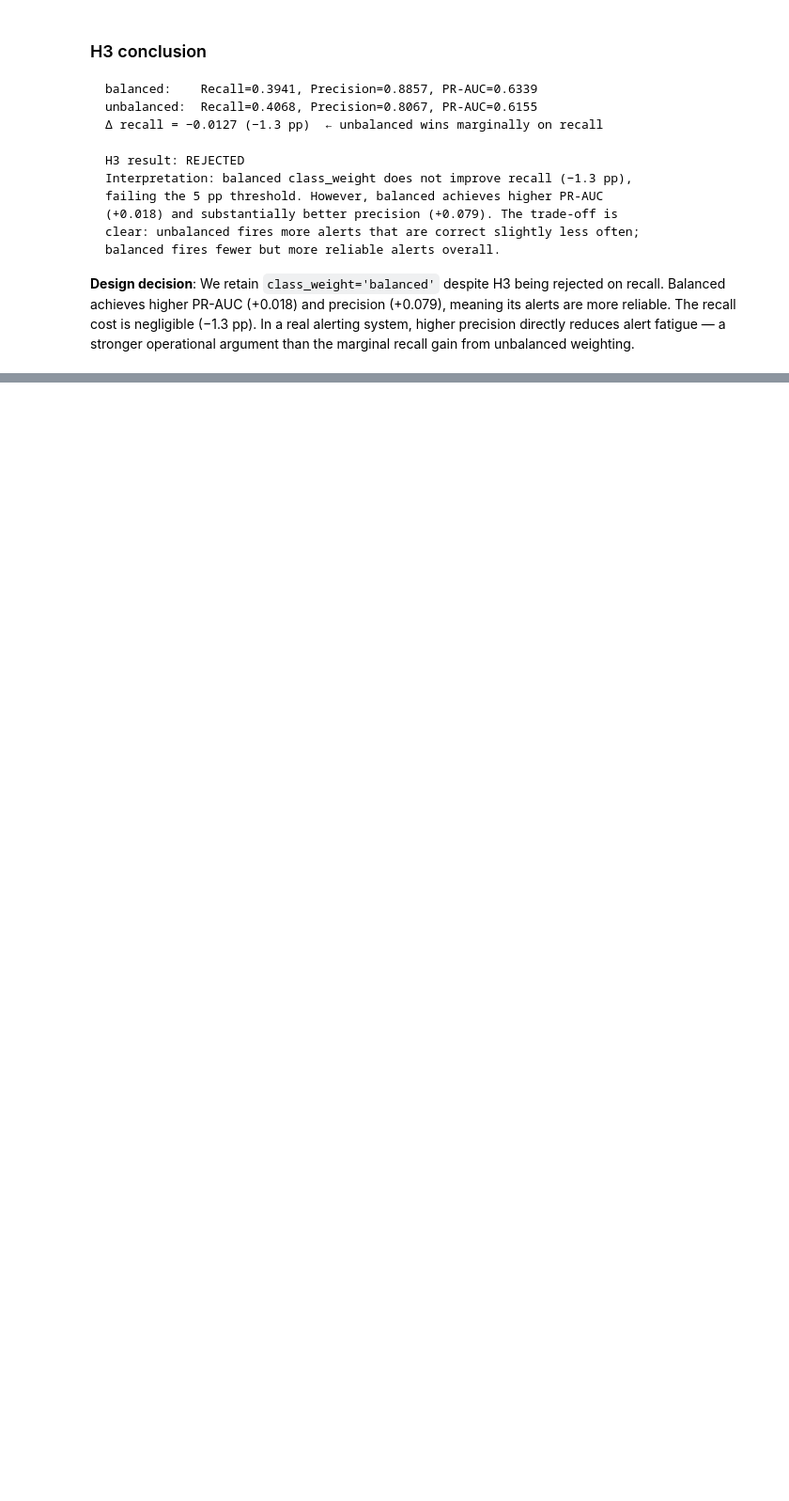
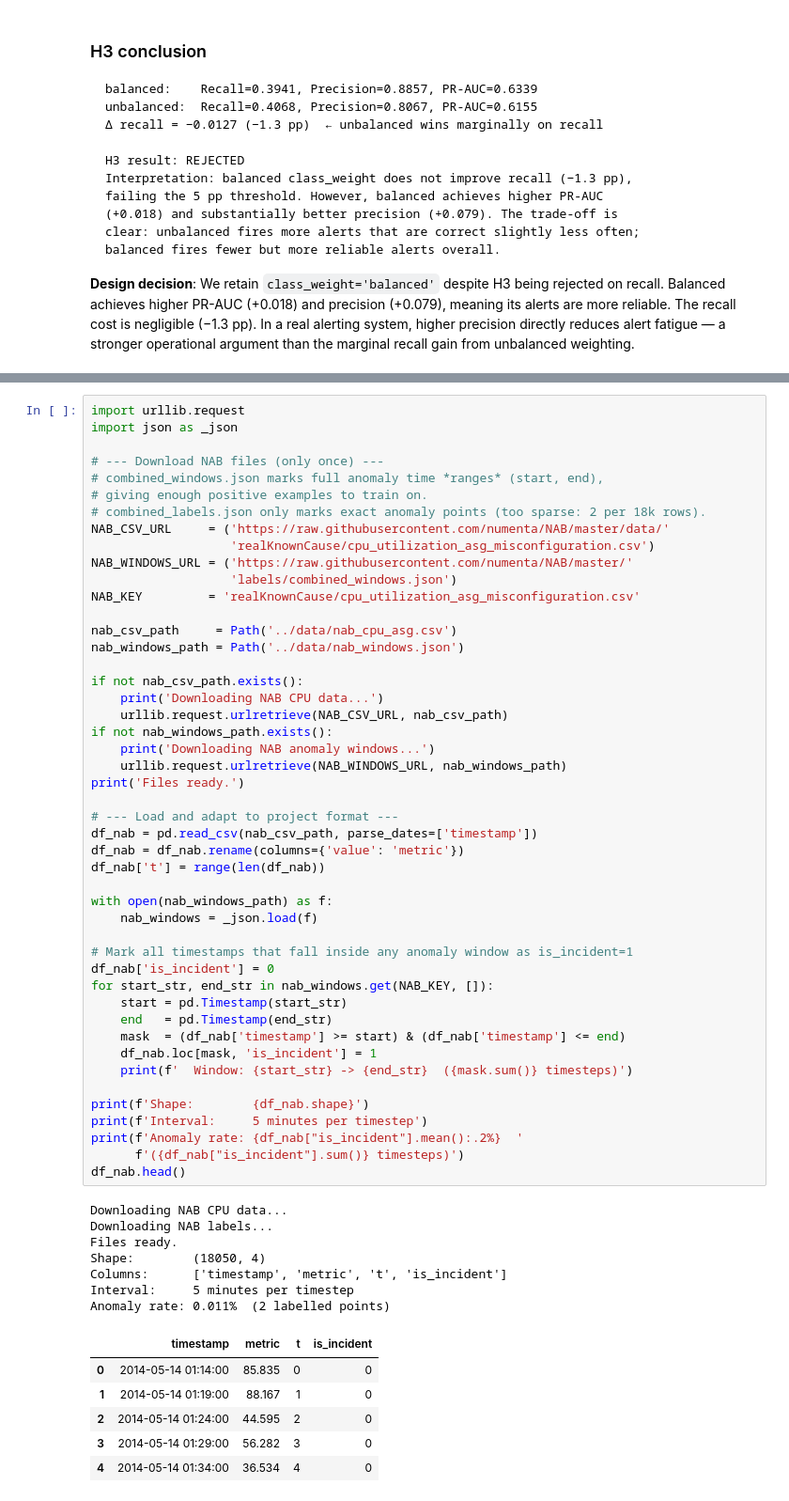
Before and after one commit to igarbayo/cloud-incident-predictor, a Jupyter notebook: notebooks/01_exploration_and_evaluation.ipynb, the cells around one changed output, grey strips where cells are left out. Shown at 94% size. Saved outputs shown, nothing was run; the diff lists cells and outputs as text; blank space fills up the shorter version.

```diff
--- a/notebooks/01_exploration_and_evaluation.ipynb
+++ b/notebooks/01_exploration_and_evaluation.ipynb
@@ -590,0 +937,61 @@ print(f'Importance value: {importances[most_important_pos]:.4f}')
+# %%
+import urllib.request
+import json as _json
+
+# --- Download NAB files (only once) ---
+# combined_windows.json marks full anomaly time *ranges* (start, end),
+# giving enough positive examples to train on.
+# combined_labels.json only marks exact anomaly points (too sparse: 2 per 18k rows).
+NAB_CSV_URL     = ('https://raw.githubusercontent.com/numenta/NAB/master/data/'
+                   'realKnownCause/cpu_utilization_asg_misconfiguration.csv')
+NAB_WINDOWS_URL = ('https://raw.githubusercontent.com/numenta/NAB/master/'
+                   'labels/combined_windows.json')
+NAB_KEY         = 'realKnownCause/cpu_utilization_asg_misconfiguration.csv'
+
+nab_csv_path     = Path('../data/nab_cpu_asg.csv')
+nab_windows_path = Path('../data/nab_windows.json')
+
+if not nab_csv_path.exists():
+    print('Downloading NAB CPU data...')
+    urllib.request.urlretrieve(NAB_CSV_URL, nab_csv_path)
+if not nab_windows_path.exists():
+    print('Downloading NAB anomaly windows...')
+    urllib.request.urlretrieve(NAB_WINDOWS_URL, nab_windows_path)
+print('Files ready.')
+
+# --- Load and adapt to project format ---
+df_nab = pd.read_csv(nab_csv_path, parse_dates=['timestamp'])
+df_nab = df_nab.rename(columns={'value': 'metric'})
+df_nab['t'] = range(len(df_nab))
+
+with open(nab_windows_path) as f:
+    nab_windows = _json.load(f)
+
+# Mark all timestamps that fall inside any anomaly window as is_incident=1
+df_nab['is_incident'] = 0
+for start_str, end_str in nab_windows.get(NAB_KEY, []):
+    start = pd.Timestamp(start_str)
+    end   = pd.Timestamp(end_str)
+    mask  = (df_nab['timestamp'] >= start) & (df_nab['timestamp'] <= end)
+    df_nab.loc[mask, 'is_incident'] = 1
+    print(f'  Window: {start_str} -> {end_str}  ({mask.sum()} timesteps)')
+
+print(f'Shape:        {df_nab.shape}')
+print(f'Interval:     5 minutes per timestep')
+print(f'Anomaly rate: {df_nab["is_incident"].mean():.2%}  '
+      f'({df_nab["is_incident"].sum()} timesteps)')
+df_nab.head()
+# %% [output]
+Downloading NAB CPU data...
+Downloading NAB labels...
+Files ready.
+Shape:        (18050, 4)
+Columns:      ['timestamp', 'metric', 't', 'is_incident']
+Interval:     5 minutes per timestep
+Anomaly rate: 0.011%  (2 labelled points)
+|  | timestamp | metric | t | is_incident |
+| 0 | 2014-05-14 01:14:00 | 85.835 | 0 | 0 |
+| 1 | 2014-05-14 01:19:00 | 88.167 | 1 | 0 |
+| 2 | 2014-05-14 01:24:00 | 44.595 | 2 | 0 |
+| 3 | 2014-05-14 01:29:00 | 56.282 | 3 | 0 |
+| 4 | 2014-05-14 01:34:00 | 36.534 | 4 | 0 |
```
Also changed, not shown: parts of 27 cells of this notebook, 7 other files.
